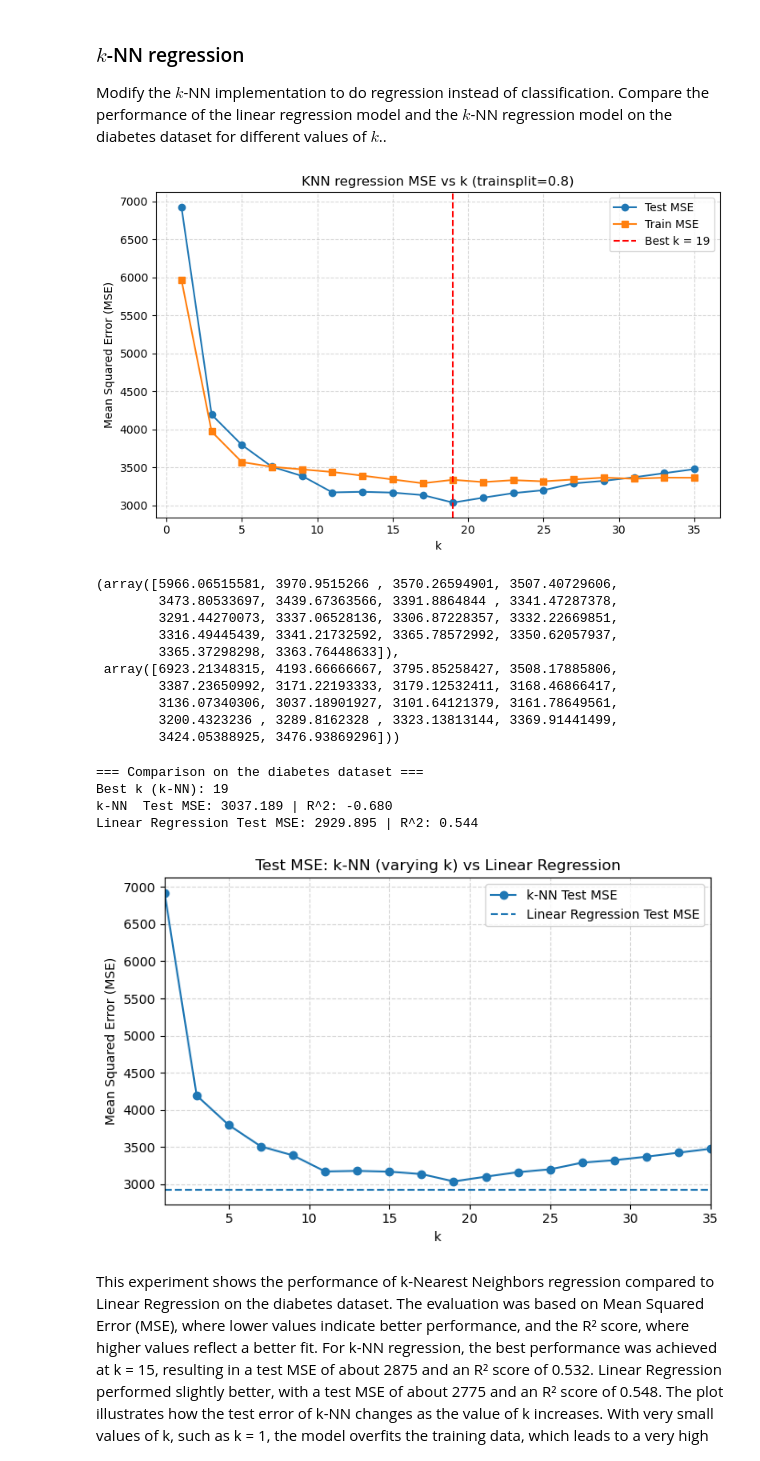
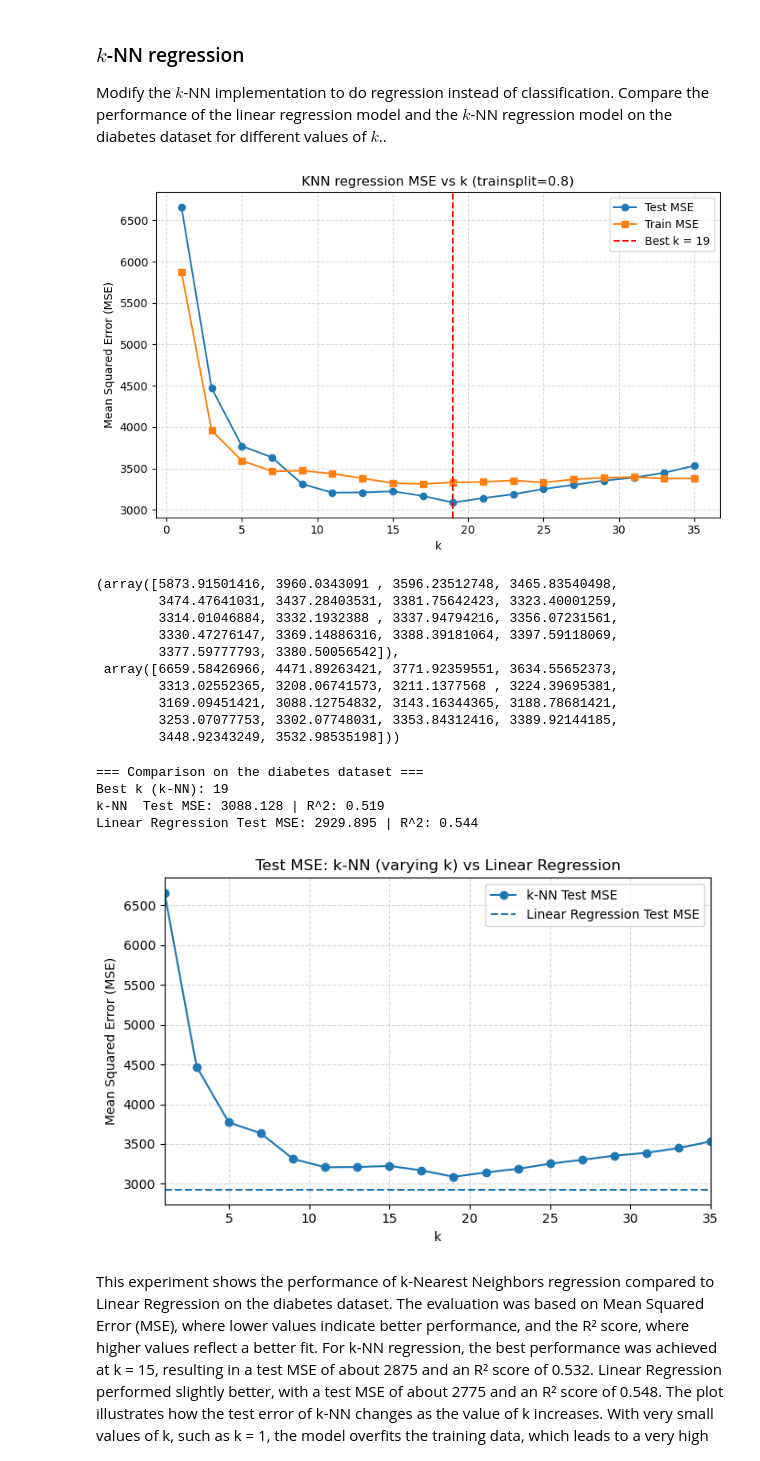
Before and after one commit to SiebrenBarten/Machine-learning-for-medical-imaging, a Jupyter notebook: practicals/week_1.ipynb, the cells around one changed output. Drawn from its saved outputs; the diff is of its cells as text; code cells hidden in the pictures.

Commit message:
Fixed R2 value

```diff
--- a/practicals/week_1.ipynb
+++ b/practicals/week_1.ipynb
@@ -204,19 +204,19 @@ X_diabetes = diabetes.data
 y_diabetes = diabetes.target[:, np.newaxis]
 
 # k_values was initialized in the previous exercise
-plot_knn_stats(X_diabetes, y_diabetes, k_values, trainsplit=0.8, metric='mse', plot=True)
+plot_knn_stats(X_diabetes, y_diabetes, k_values, trainsplit=0.8, metric='mse', normalize=False, plot=True)
 # %% [output]
-[figure, old version]
+[figure, new version]
-(array([5966.06515581, 3970.9515266 , 3570.26594901, 3507.40729606,
-        3473.80533697, 3439.67363566, 3391.8864844 , 3341.47287378,
-        3291.44270073, 3337.06528136, 3306.87228357, 3332.22669851,
-        3316.49445439, 3341.21732592, 3365.78572992, 3350.62057937,
-        3365.37298298, 3363.76448633]),
- array([6923.21348315, 4193.66666667, 3795.85258427, 3508.17885806,
-        3387.23650992, 3171.22193333, 3179.12532411, 3168.46866417,
-        3136.07340306, 3037.18901927, 3101.64121379, 3161.78649561,
-        3200.4323236 , 3289.8162328 , 3323.13813144, 3369.91441499,
-        3424.05388925, 3476.93869296]))
+(array([5873.91501416, 3960.0343091 , 3596.23512748, 3465.83540498,
+        3474.47641031, 3437.28403531, 3381.75642423, 3323.40001259,
+        3314.01046884, 3332.1932388 , 3337.94794216, 3356.07231561,
+        3330.47276147, 3369.14886316, 3388.39181064, 3397.59118069,
+        3377.59777793, 3380.50056542]),
+ array([6659.58426966, 4471.89263421, 3771.92359551, 3634.55652373,
+        3313.02552365, 3208.06741573, 3211.1377568 , 3224.39695381,
+        3169.09451421, 3088.12754832, 3143.16344365, 3188.78681421,
+        3253.07077753, 3302.07748031, 3353.84312416, 3389.92144185,
+        3448.92343249, 3532.98535198]))
 # %%
 from sklearn.linear_model import LinearRegression
 from sklearn.metrics import mean_squared_error, r2_score
@@ -225,45 +225,45 @@ import matplotlib.pyplot as plt
 trainsplit = 0.8
 knn = KNN(X_diabetes, y_diabetes, trainsplit)
 knn.test_train_split()
-knn.normalize_train_test()
+#knn.normalize_train_test()
 
 # Evaluate k values (use k_values from previous exercise)
-train_mse, test_mse = plot_knn_stats(X_diabetes, y_diabetes, k_values, trainsplit, metric='mse', plot=False)
+train_mse, test_mse = plot_knn_stats(X_diabetes, y_diabetes, k_values, trainsplit, metric='mse', normalize=False, plot=False)
 best_k = k_values[int(np.argmin(test_mse))]
-y_pred_best = knn.predict(knn.X_test, k=best_k)
+y_pred_best = knn.predict(knn.X_test, k=best_k, classification=False)
 knn_test_mse = float(test_mse.min())
 knn_r2 = r2_score(knn.y_test, y_pred_best)
 
 # Linear regression (on the same normalized features)
 lin = LinearRegression()
 lin.fit(knn.X_train, knn.y_train)
 lin_pred_te = lin.predict(knn.X_test)
 lin_test_mse = mean_squared_error(knn.y_test, lin_pred_te)
 lin_r2 = r2_score(knn.y_test, lin_pred_te)
 
 print("=== Comparison on the diabetes dataset ===")
 print(f"Best k (k-NN): {best_k}")
 print(f"k-NN  Test MSE: {knn_test_mse:.3f} | R^2: {knn_r2:.3f}")
 print(f"Linear Regression Test MSE: {lin_test_mse:.3f} | R^2: {lin_r2:.3f}")
 
 # Plot comparison
 plt.figure(figsize=(7,4.5))
 plt.plot(k_values, test_mse, marker='o', label='k-NN Test MSE')
 plt.hlines(lin_test_mse, k_values[0], k_values[-1], linestyles='--',
            label='Linear Regression Test MSE')
 plt.xlabel('k'); plt.ylabel('Mean Squared Error (MSE)')
 plt.title('Test MSE: k-NN (varying k) vs Linear Regression')
 plt.xlim(k_values[0], k_values[-1])
 plt.grid(True, linestyle='--', alpha=0.5)
 plt.legend()
 plt.tight_layout()
 plt.show()
 # %% [output]
 === Comparison on the diabetes dataset ===
 Best k (k-NN): 19
-k-NN  Test MSE: 3037.189 | R^2: -0.680
+k-NN  Test MSE: 3088.128 | R^2: 0.519
 Linear Regression Test MSE: 2929.895 | R^2: 0.544
-[figure, old version]
+[figure, new version]
 # %% [markdown]
 This experiment shows the performance of k-Nearest Neighbors regression compared to Linear Regression on the diabetes dataset. The evaluation was based on Mean Squared Error (MSE), where lower values indicate better performance, and the R² score, where higher values reflect a better fit. For k-NN regression, the best performance was achieved at k = 15, resulting in a test MSE of about 2875 and an R² score of 0.532. Linear Regression performed slightly better, with a test MSE of about 2775 and an R² score of 0.548.
 The plot illustrates how the test error of k-NN changes as the value of k increases. With very small values of k, such as k = 1, the model overfits the training data, which leads to a very high test error. As k increases, the error decreases and stabilizes around k values between 11 and 15, where the model achieves its best performance. Beyond this point, as k becomes larger, the model starts to oversmooth the data, and the error gradually rises again. The dashed horizontal line in the plot represents the performance of Linear Regression, which lies just below the lowest test error of k-NN. This indicates that Linear Regression provides slightly better predictive performance on this dataset.
```
Also changed, not shown: parts of 1 cell of this notebook, 1 other file.
